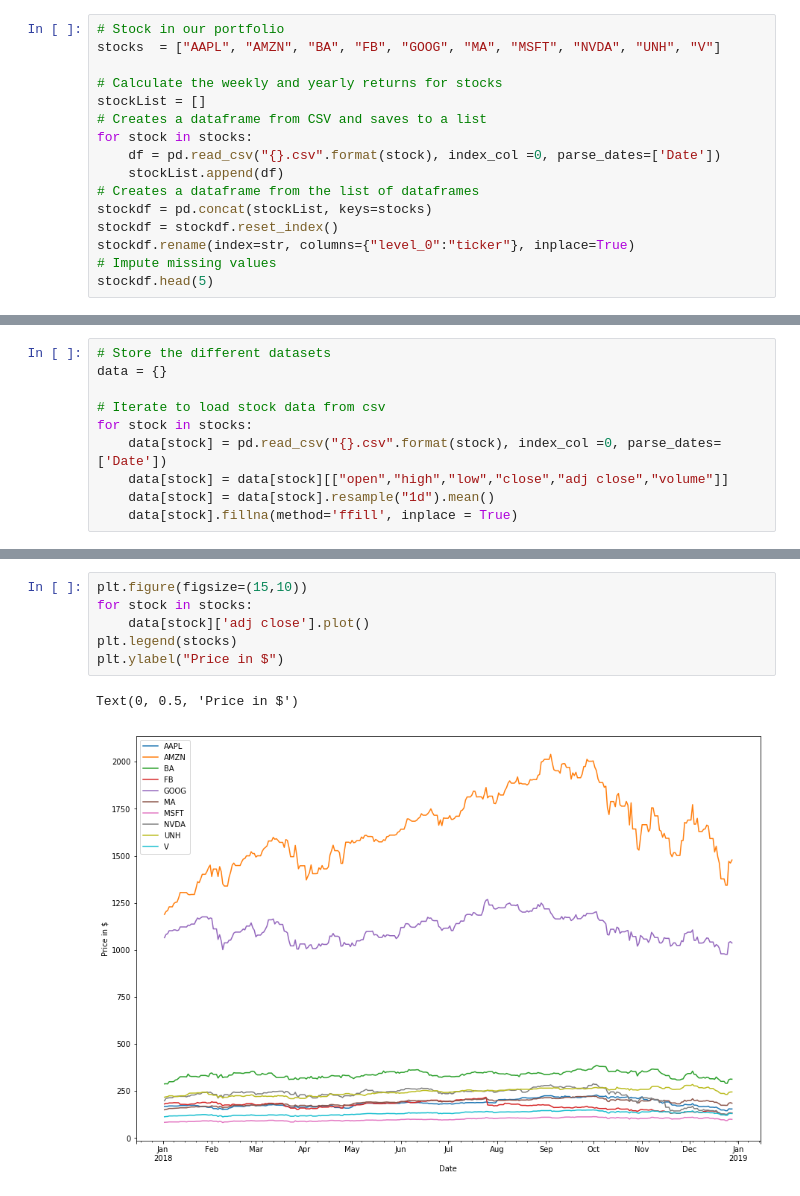
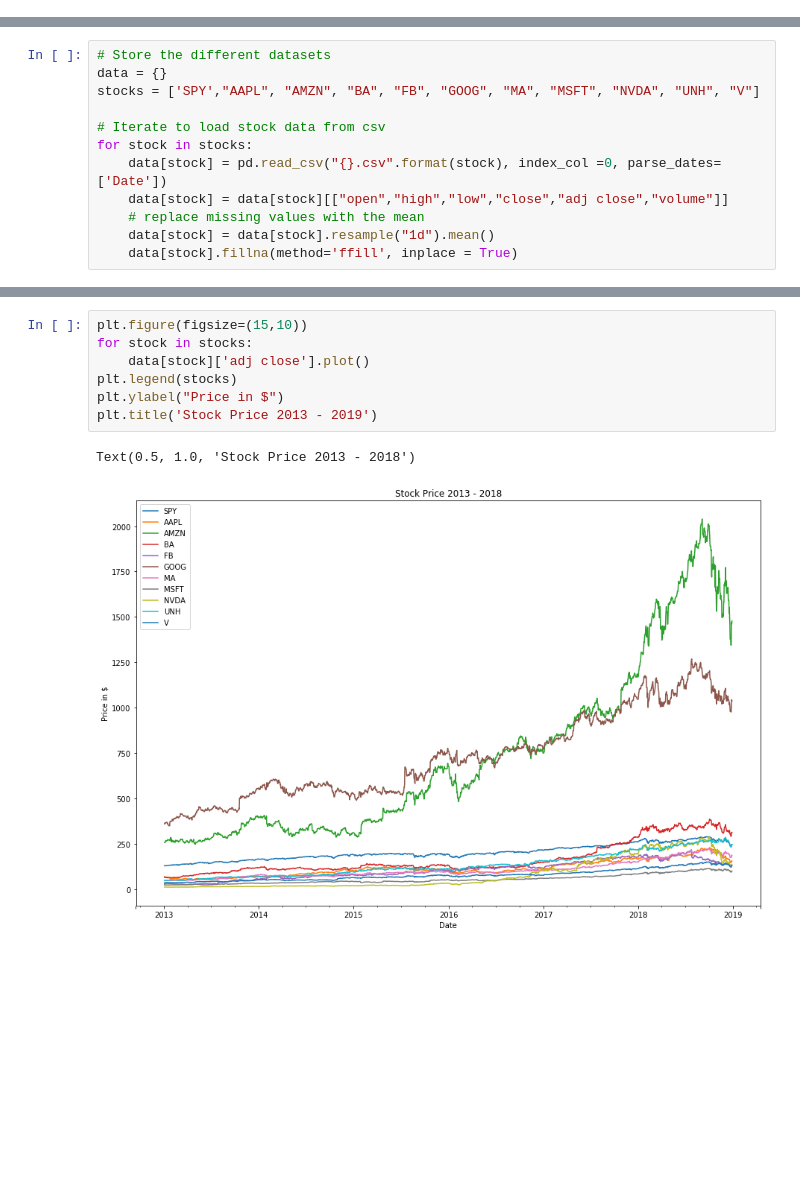
Before and after one commit to demidang12/PSTAT134FinalGroupProject, a Jupyter notebook: FinalProject.ipynb, the cells around one changed output, grey strips where cells are left out. Cells and saved outputs as stored; diff of their text form; blank space fills up the shorter version.

```diff
--- a/FinalProject.ipynb
+++ b/FinalProject.ipynb
@@ -50,16 +26,0 @@ from zipline.finance import commission
-# %%
-# Stock in our portfolio
-stocks  = ["AAPL", "AMZN", "BA", "FB", "GOOG", "MA", "MSFT", "NVDA", "UNH", "V"]
-
-# Calculate the weekly and yearly returns for stocks
-stockList = []
-# Creates a dataframe from CSV and saves to a list
-for stock in stocks:
-    df = pd.read_csv("{}.csv".format(stock), index_col =0, parse_dates=['Date'])
-    stockList.append(df)
-# Creates a dataframe from the list of dataframes
-stockdf = pd.concat(stockList, keys=stocks)
-stockdf = stockdf.reset_index()
-stockdf.rename(index=str, columns={"level_0":"ticker"}, inplace=True)
-# Impute missing values
-stockdf.head(5)
@@ -86,11 +39,13 @@ returns.head(3)
 # %%
 # Store the different datasets
 data = {}
+stocks = ['SPY',"AAPL", "AMZN", "BA", "FB", "GOOG", "MA", "MSFT", "NVDA", "UNH", "V"]
 
 # Iterate to load stock data from csv
 for stock in stocks:
     data[stock] = pd.read_csv("{}.csv".format(stock), index_col =0, parse_dates=['Date'])
     data[stock] = data[stock][["open","high","low","close","adj close","volume"]]
+    # replace missing values with the mean
     data[stock] = data[stock].resample("1d").mean()
     data[stock].fillna(method='ffill', inplace = True)
 # %%
@@ -108,9 +72,10 @@ Minor_axis axis: open to volume
 # %%
 plt.figure(figsize=(15,10))
 for stock in stocks:
     data[stock]['adj close'].plot()
 plt.legend(stocks)
 plt.ylabel("Price in $")
+plt.title('Stock Price 2013 - 2019')
 # %% [output]
-Text(0, 0.5, 'Price in $')
+Text(0.5, 1.0, 'Stock Price 2013 - 2018')
-[figure, old version]
+[figure, new version]
```
Also changed, not shown: parts of 28 cells of this notebook.
